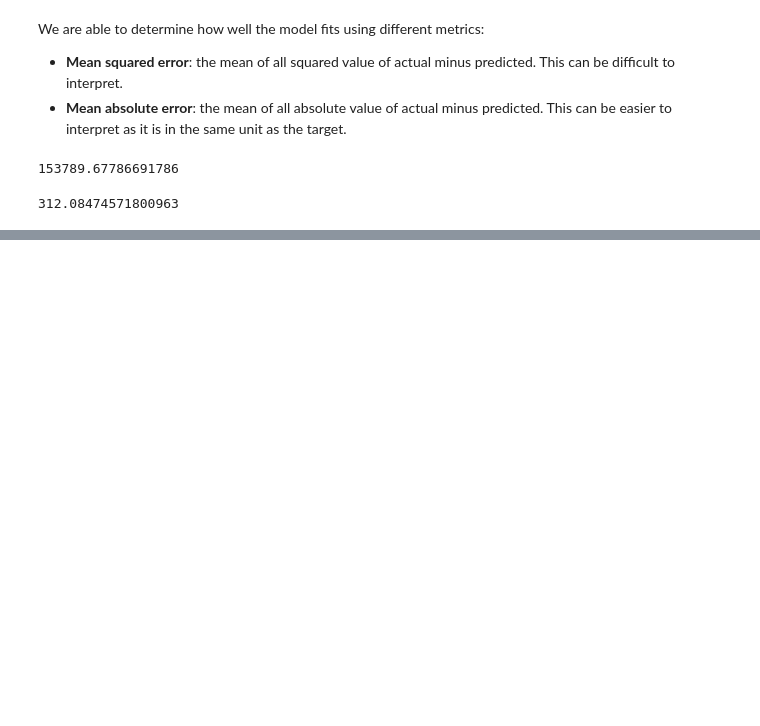
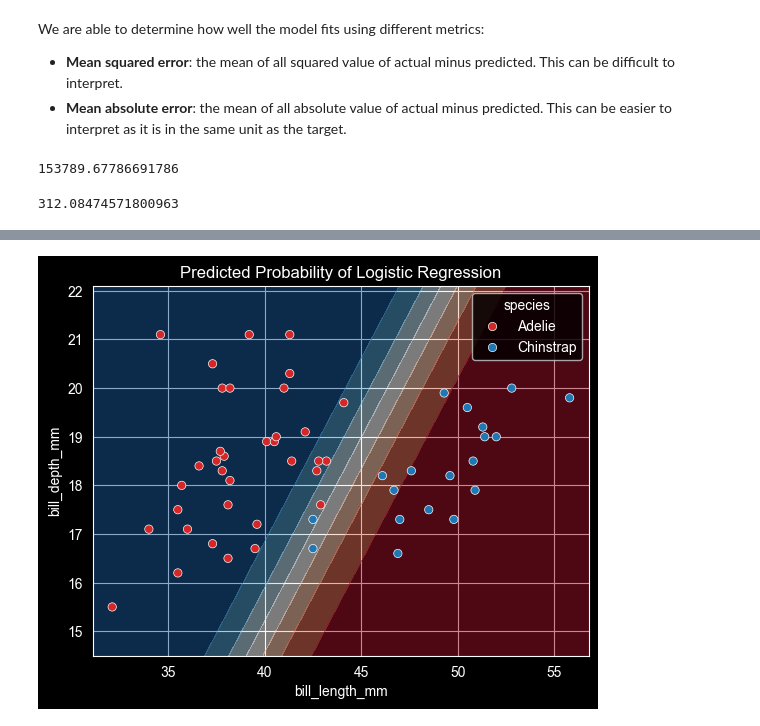
Before and after one commit to miketibollodev/scikit, a Jupyter notebook: 4 Linear Models/Intuitions on Linear Models/linear_regression.ipynb, the cells around one changed output, grey strips where cells are left out. Saved outputs shown, nothing was run; the diff lists cells and outputs as text; code cells hidden in the pictures; blank space fills up the shorter version.

```diff
--- a/4 Linear Models/Intuitions on Linear Models/linear_regression.ipynb
+++ b/4 Linear Models/Intuitions on Linear Models/linear_regression.ipynb
@@ -137,0 +195,19 @@ model_error
+# %%
+DecisionBoundaryDisplay.from_estimator(
+    logistic_regression,
+    X_test,
+    response_method="predict_proba",
+    cmap="RdBu_r",
+    alpha=0.5
+)
+
+sns.scatterplot(
+    data=pd.concat([X_test, y_test], axis=1),
+    x=culmen_columns[0],
+    y=culmen_columns[1],
+    hue=target_column,
+    palette=["tab:red", "tab:blue"]
+)
+_ = plt.title("Predicted Probability of Logistic Regression")
+# %% [output]
+[figure, added]
```
Also changed, not shown: parts of 24 cells of this notebook, 2 other files.
